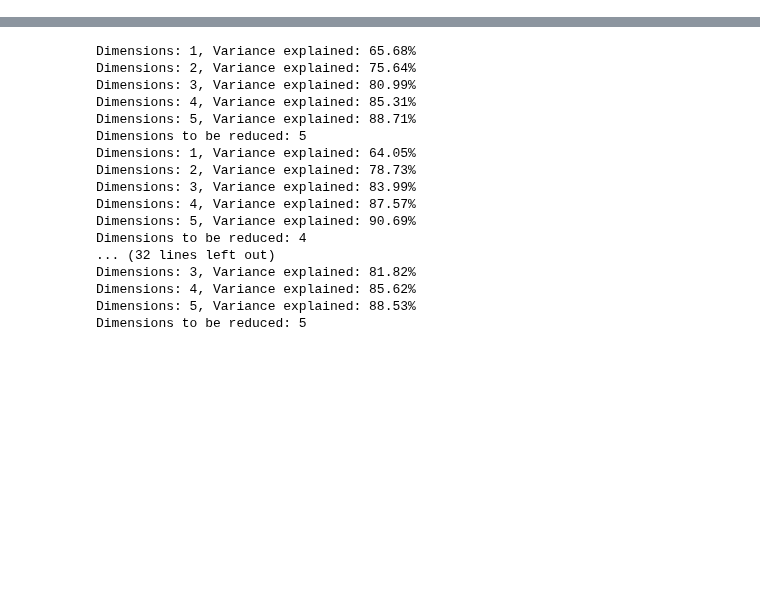
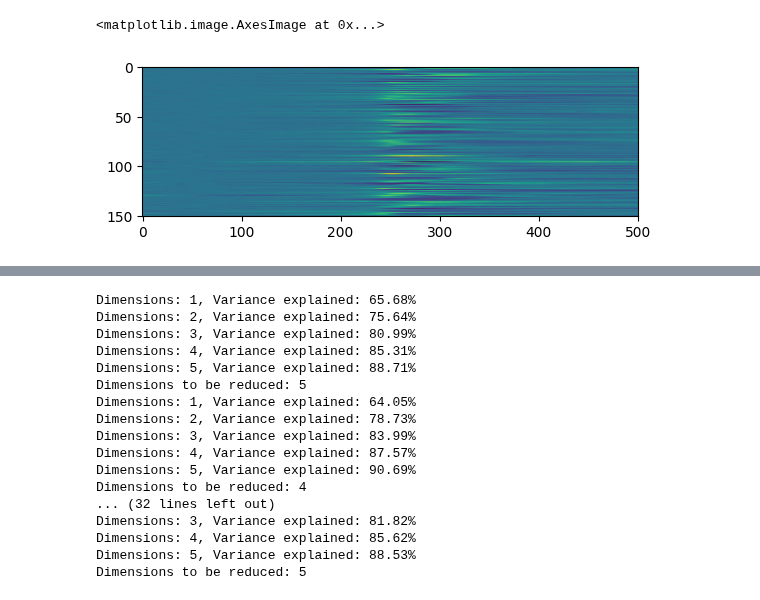
Before and after one commit to NeuroAI-IBS/fn_data_saccade, a Jupyter notebook: Data sorting/python_code/Mossy_Purkinje.ipynb, the cells around one changed output, grey strips where cells are left out. Cells and saved outputs as stored; diff of their text form; code cells hidden in the pictures; blank space fills up the shorter version.

```diff
--- a/Data sorting/python_code/Mossy_Purkinje.ipynb
+++ b/Data sorting/python_code/Mossy_Purkinje.ipynb
@@ -33,0 +34,5 @@ plt.imshow(lm_MF["drate"])
+# %%
+plt.imshow(lm_PC["rate"])
+# %% [output]
+<matplotlib.image.AxesImage at 0x...>
+[figure, added]
```
Also changed, not shown: parts of 16 cells of this notebook, 1 other file.
